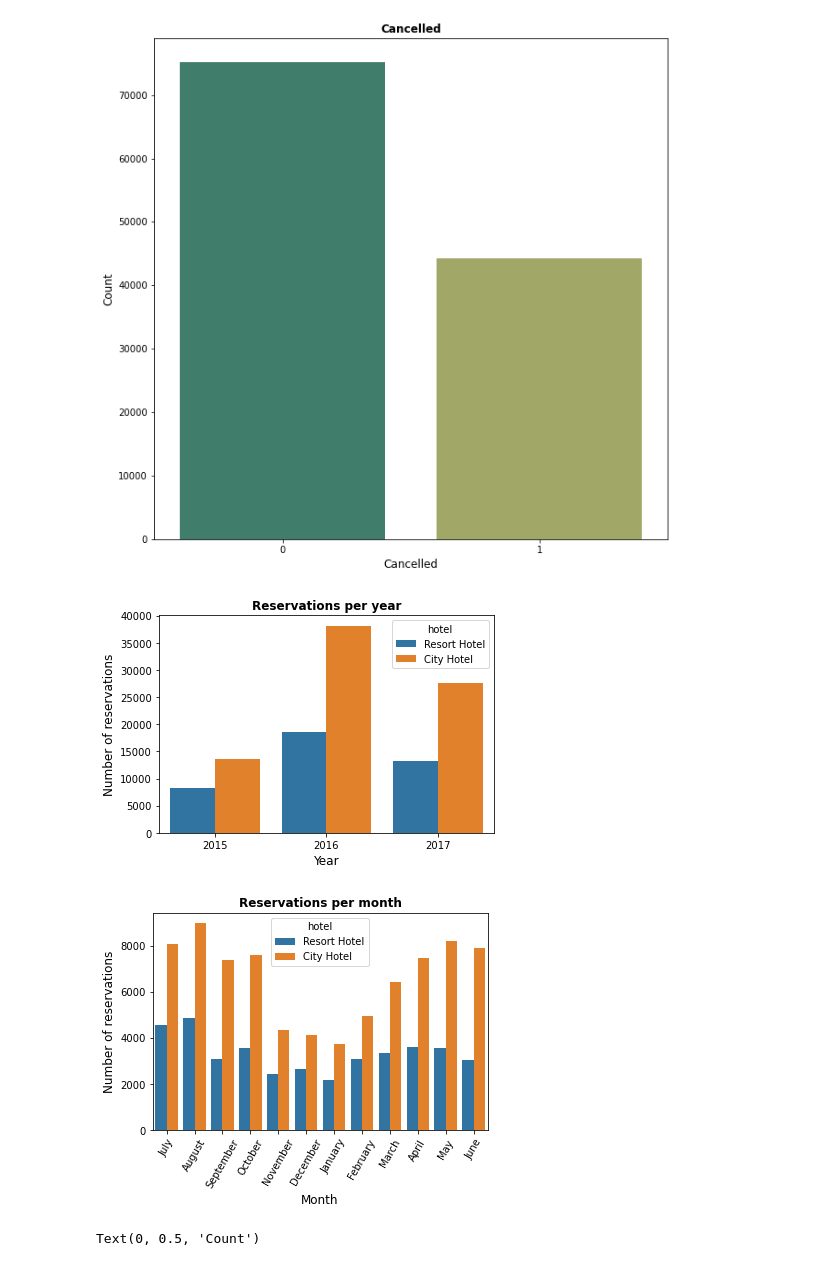
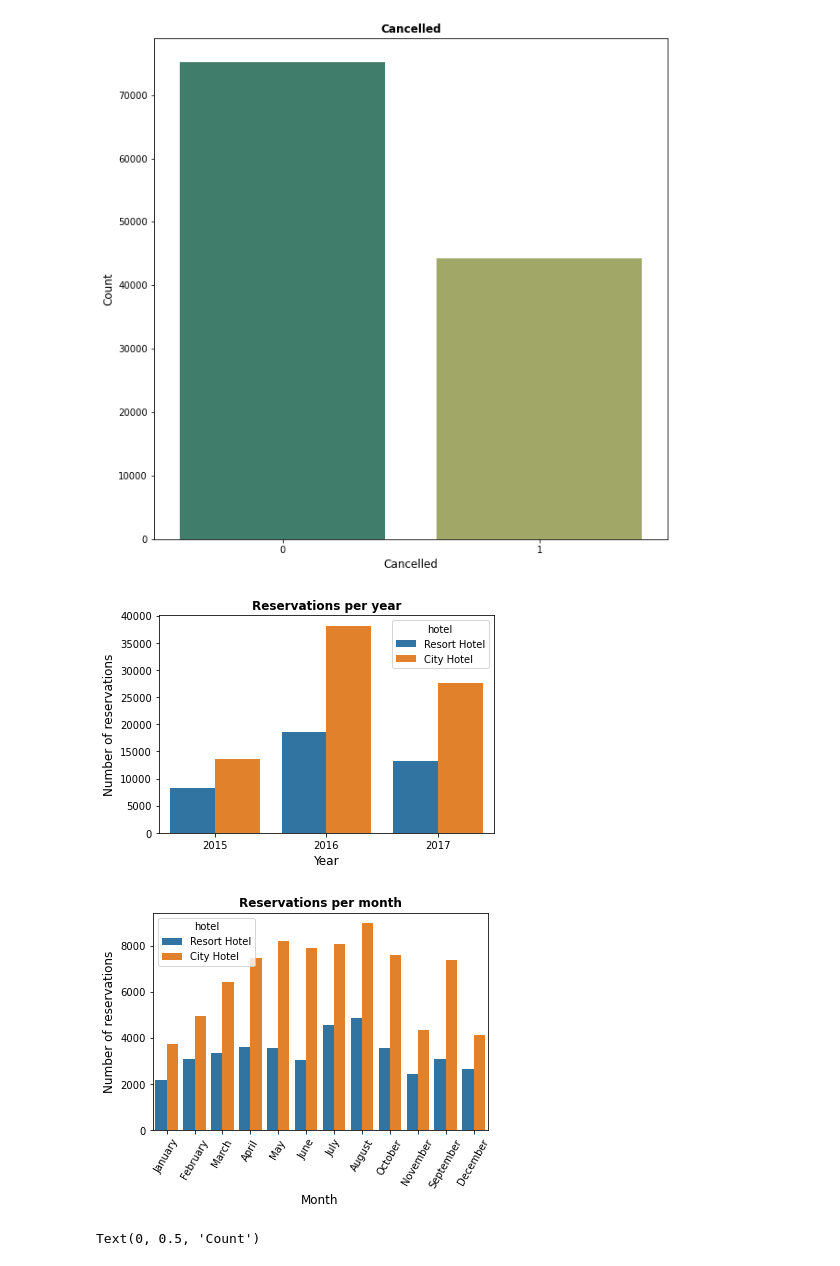
Before and after one commit to kaugustowski/hotel-data-sda, a Jupyter notebook: hotels.ipynb, the cells around one changed output. Drawn from its saved outputs; the diff is of its cells as text; code cells hidden in the pictures.

Commit message:
fix month order on plot

```diff
--- a/hotels.ipynb
+++ b/hotels.ipynb
@@ -27,7 +27,7 @@ memory usage: 29.1+ MB
 # %% [markdown]
 Zmniejszenie wymiarowości datasetu, odrzucenie danych, które nie będą poddawane analizie
 # %%
-columns_to_drop = ['deposit_type','previous_bookings_not_canceled','previous_cancellations','agent','country', 'required_car_parking_spaces', 'total_of_special_requests', 'days_in_waiting_list', 'deposit_type', 'reservation_status_date','booking_changes']
+columns_to_drop = ['assigned_room_type', 'company', 'reserved_room_type', 'deposit_type','previous_bookings_not_canceled','previous_cancellations','agent','country', 'required_car_parking_spaces', 'total_of_special_requests', 'days_in_waiting_list', 'deposit_type', 'reservation_status_date','booking_changes']
 hotel_df=hotel_df.drop(columns_to_drop, axis=1)
 hotel_df.info()
 # %% [output]
@@ -72,28 +72,30 @@ Text(0, 0.5, 'Count')
 # %%
 sns.countplot(data=hotel_df,
              x='arrival_date_year', hue='hotel')
 plt.title('Reservations per year', weight='bold')
 plt.xlabel('Year', fontsize=12)
 plt.ylabel('Number of reservations', fontsize=12)
 plt.show()
 
 sns.countplot(data=hotel_df,
-              x='arrival_date_month', hue='hotel')
+              x='arrival_date_month', hue='hotel',
+              order=['January', 'February', 'March', 'April', 'May',
+                     'June','July','August','September','October', 'November', 'December'])
 plt.title('Reservations per month', weight='bold')
 plt.xlabel('Month', fontsize=12)
 plt.ylabel('Number of reservations', fontsize=12)
 plt.xticks(rotation=60)
 plt.show()
 
 # sns.countplot(data=hotel_df,
 #               x='adr', hue='hotel')
 # plt.title('ADR', weight='bold')
 # plt.xlabel('ADR', fontsize=12)
 # plt.ylabel('Number of reservations', fontsize=12)
 # plt.show()
 # %% [output]
 [figure]
-[figure, old version]
+[figure, new version]
 # %%
 plt.figure(figsize=(10,10))
 sns.countplot(x='reservation_status', data = hotel_df, palette='gist_earth')
```
Also changed, not shown: parts of 3 cells of this notebook.
